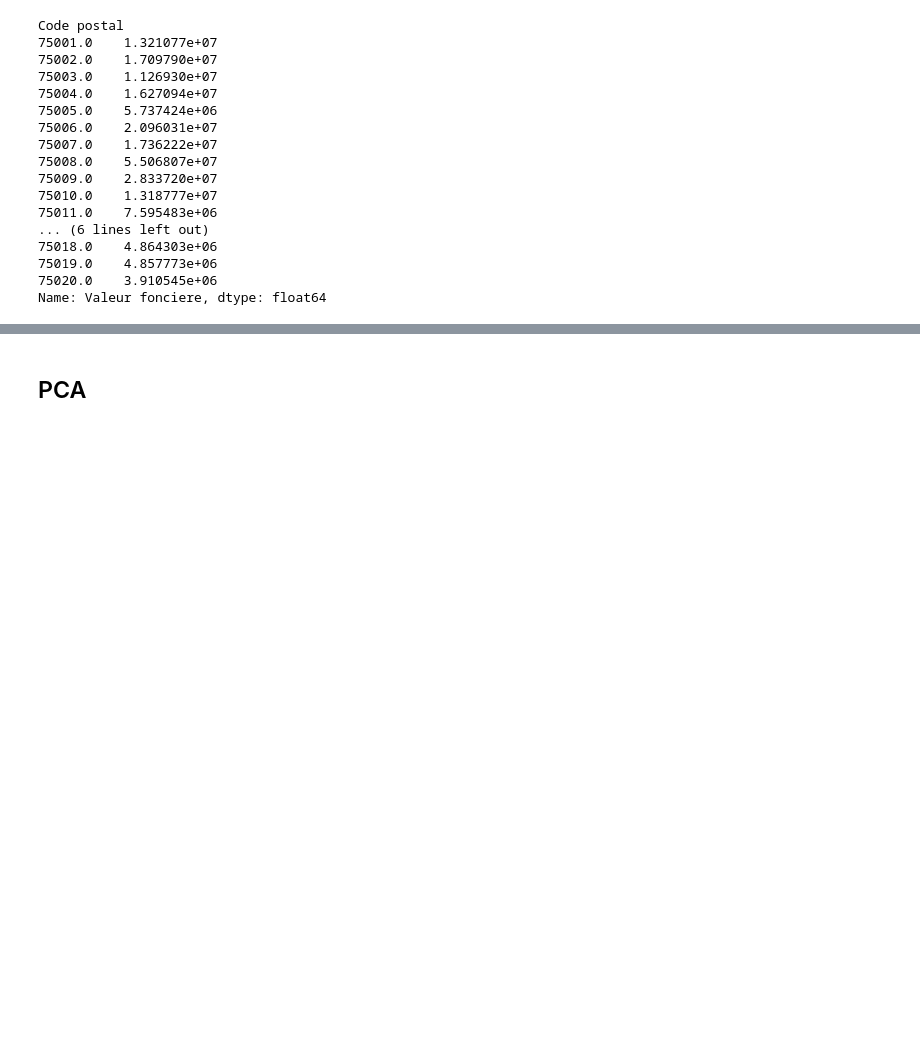
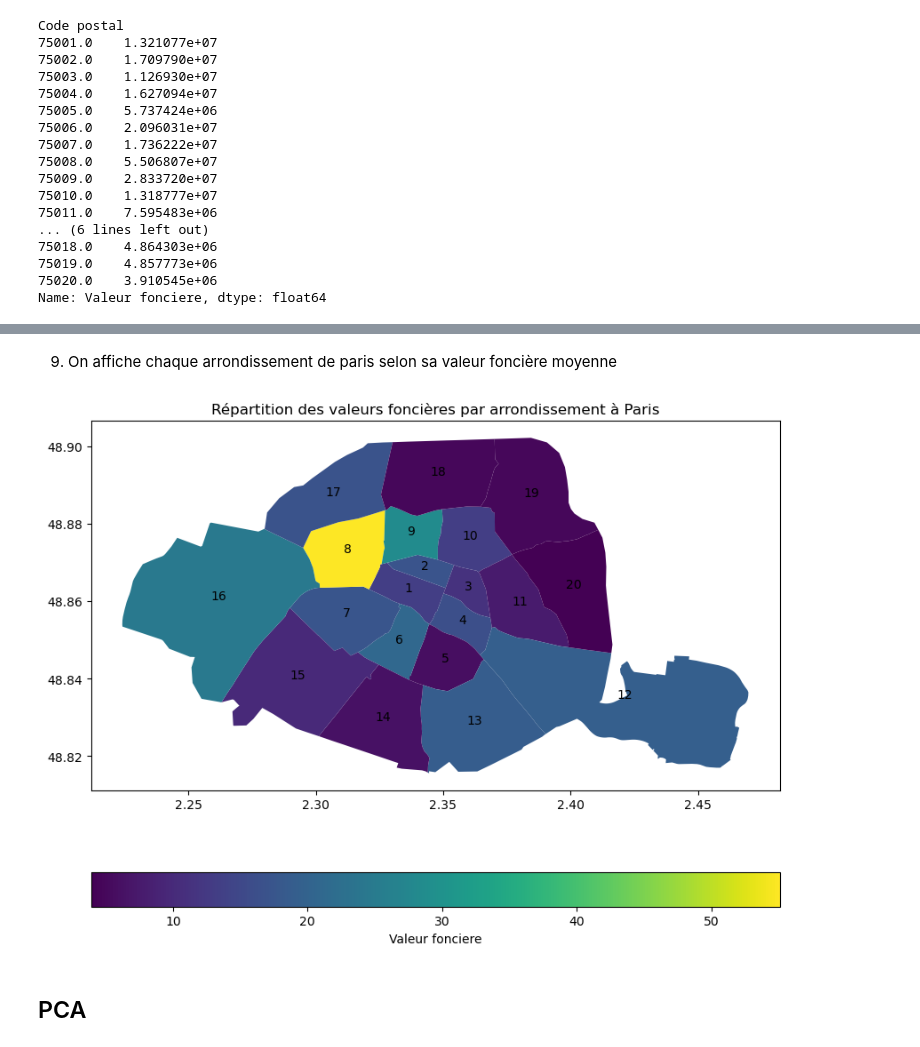
Before and after one commit to Skrinox/Analyses_des_Donnees_DVF, a Jupyter notebook: Analyses_DVF.ipynb, the cells around one changed output, grey strips where cells are left out. Drawn from its saved outputs; the diff is of its cells as text; code cells hidden in the pictures; blank space fills up the shorter version.

```diff
--- a/Analyses_DVF.ipynb
+++ b/Analyses_DVF.ipynb
@@ -387,0 +421,2 @@ paris_shape.plot()
+# %%
+paris_shape = paris_shape.drop(columns=['Code postal'])
@@ -387,0 +425,5 @@ paris_shape.plot()
+# %%
+paris_shape['valeur_fonciere'] = paris_shape['valeur_fonciere']/ 1000000
+# %%
+paris_shape['valeur_fonciere'] = paris_shape['valeur_fonciere'].apply(lambda x: '{:.2f}'.format(x))
+paris_shape['valeur_fonciere'] = paris_shape['valeur_fonciere'].astype(float)
@@ -387,0 +432,3 @@ paris_shape.plot()
+# %%
+paris_shape = paris_shape.sort_values(by='c_ar')
+paris_shape.head()
@@ -388,3 +442,16 @@ paris_shape.plot()
+# %% [markdown]
+9. On affiche chaque arrondissement de paris selon sa valeur foncière moyenne
+# %%
+fig, ax= plt.subplots(figsize=(10, 8))
+paris_shape.plot(column='valeur_fonciere', cmap='viridis',legend=True, ax=ax, legend_kwds={'label': 'Valeur fonciere', "orientation": 'horizontal'})
+
+for idx, row in paris_shape.iterrows():
+    plt.annotate(text=row['c_ar'], xy=(row.geometry.centroid.x, row.geometry.centroid.y), ha='center')
+
+plt.title('Répartition des valeurs foncières par arrondissement à Paris')
+plt.show()
+# %% [output]
+[figure, added]
 # %% [markdown]
 ## PCA
 # %% [markdown]
```
Also changed, not shown: parts of 23 cells of this notebook, 1 other file.
